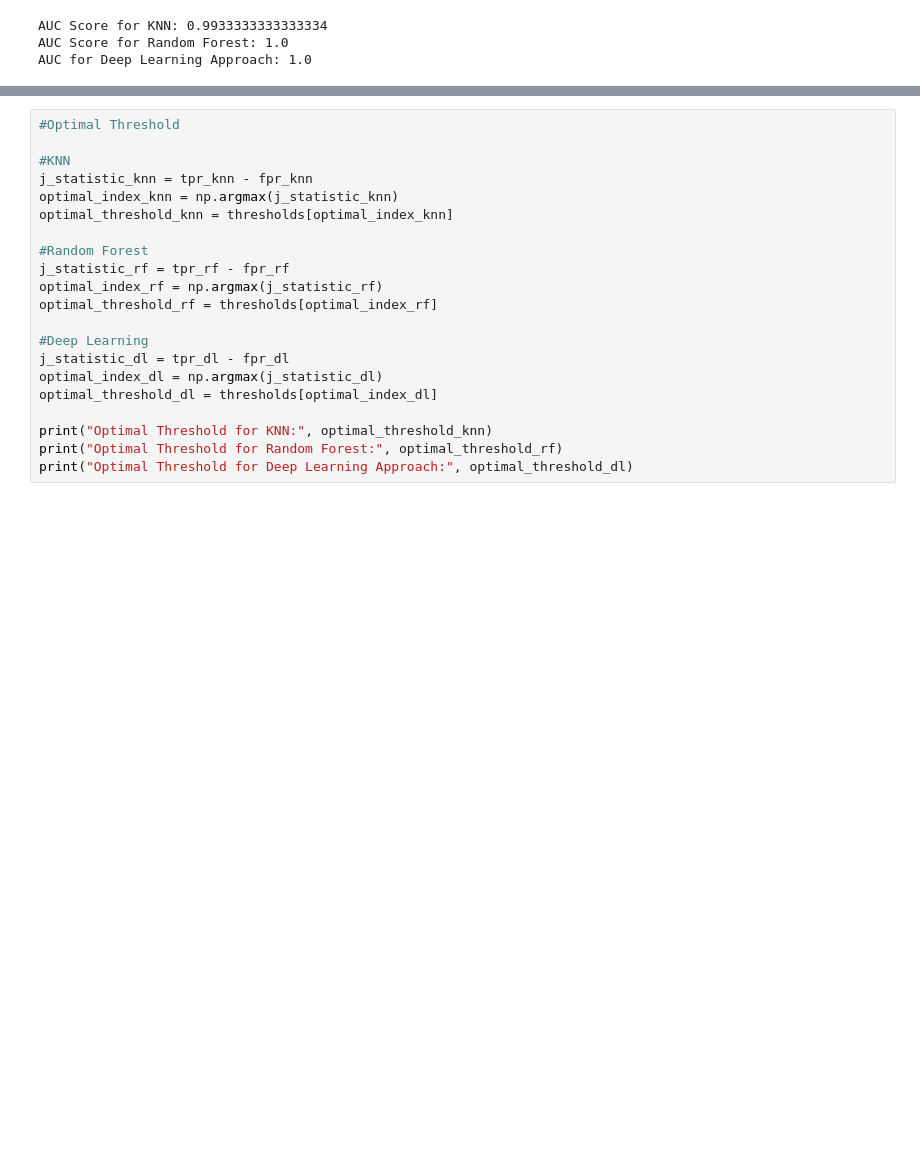
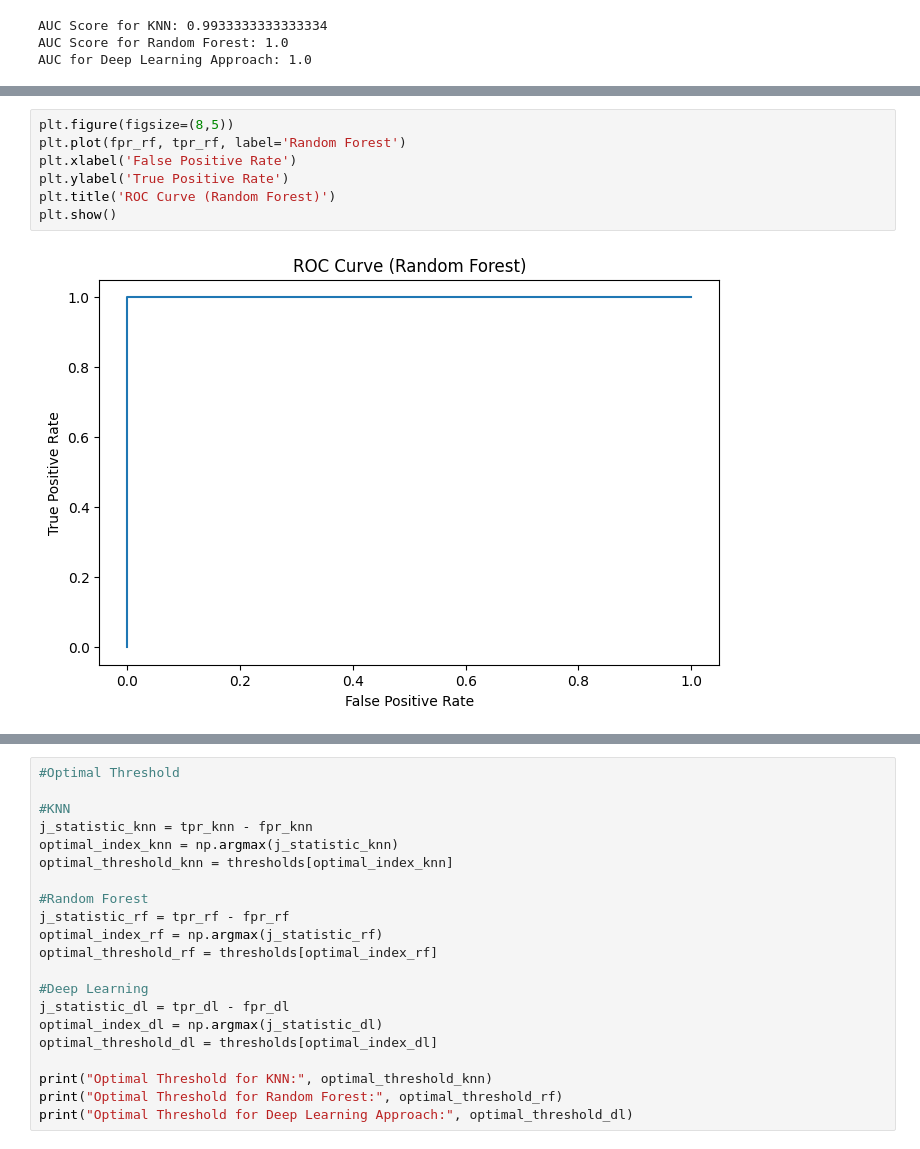
Before and after one commit to kyleosung/Stats_3DA3_A6, a Jupyter notebook: assignment6.ipynb, the cells around one changed output, grey strips where cells are left out. Saved outputs shown, nothing was run; the diff lists cells and outputs as text; blank space fills up the shorter version.

```diff
--- a/assignment6.ipynb
+++ b/assignment6.ipynb
@@ -1111,0 +1110,9 @@ plt.show()
+# %%
+plt.figure(figsize=(8,5))
+plt.plot(fpr_rf, tpr_rf, label='Random Forest')
+plt.xlabel('False Positive Rate')
+plt.ylabel('True Positive Rate')
+plt.title('ROC Curve (Random Forest)')
+plt.show()
+# %% [output]
+[figure, added]
```
Also changed, not shown: parts of 11 cells of this notebook.
